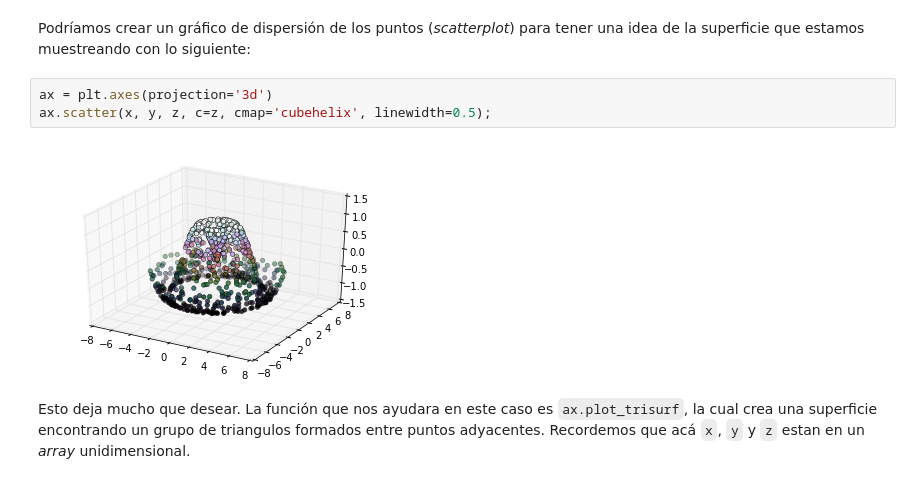
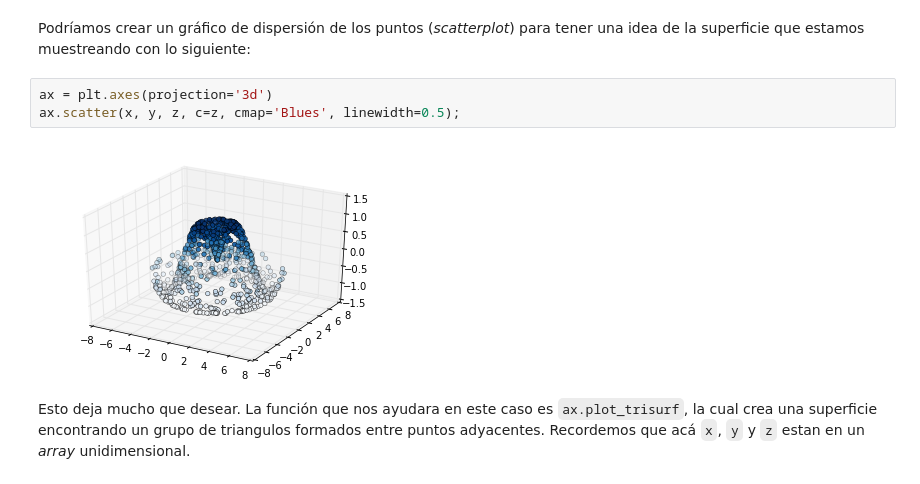
Before and after one commit to agustinaarroyuelo/TAP_2015, a Jupyter notebook: Capitulo_5.1_Matplotlib.ipynb, the cells around one changed output. Cells and saved outputs as stored; diff of their text form.

```diff
--- a/Capitulo_5.1_Matplotlib.ipynb
+++ b/Capitulo_5.1_Matplotlib.ipynb
@@ -380,9 +383,9 @@ z = f(x, y)
 Podríamos crear un gráfico de dispersión de los puntos (*scatterplot*) para tener una idea de la superficie que estamos muestreando con lo siguiente:
 # %%
 ax = plt.axes(projection='3d')
-ax.scatter(x, y, z, c=z, cmap='cubehelix', linewidth=0.5);
+ax.scatter(x, y, z, c=z, cmap='Blues', linewidth=0.5);
 # %% [output]
-[figure, old version]
+[figure, new version]
 # %% [markdown]
 Esto deja mucho que desear. La función que nos ayudara en este caso es `ax.plot_trisurf`, la cual crea una superficie encontrando un grupo de triangulos formados entre puntos adyacentes. Recordemos que acá `x`, `y` y `z` estan en un *array* unidimensional.
 # %%
```
Also changed, not shown: parts of 5 cells of this notebook, 1 other file.
